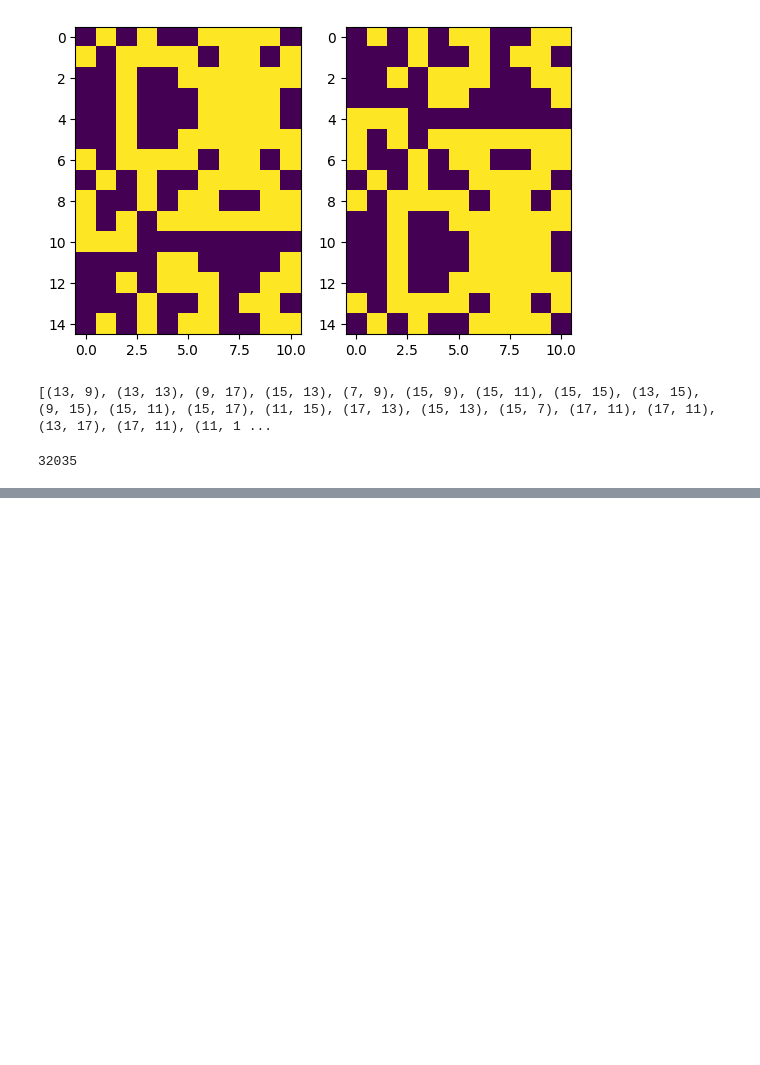
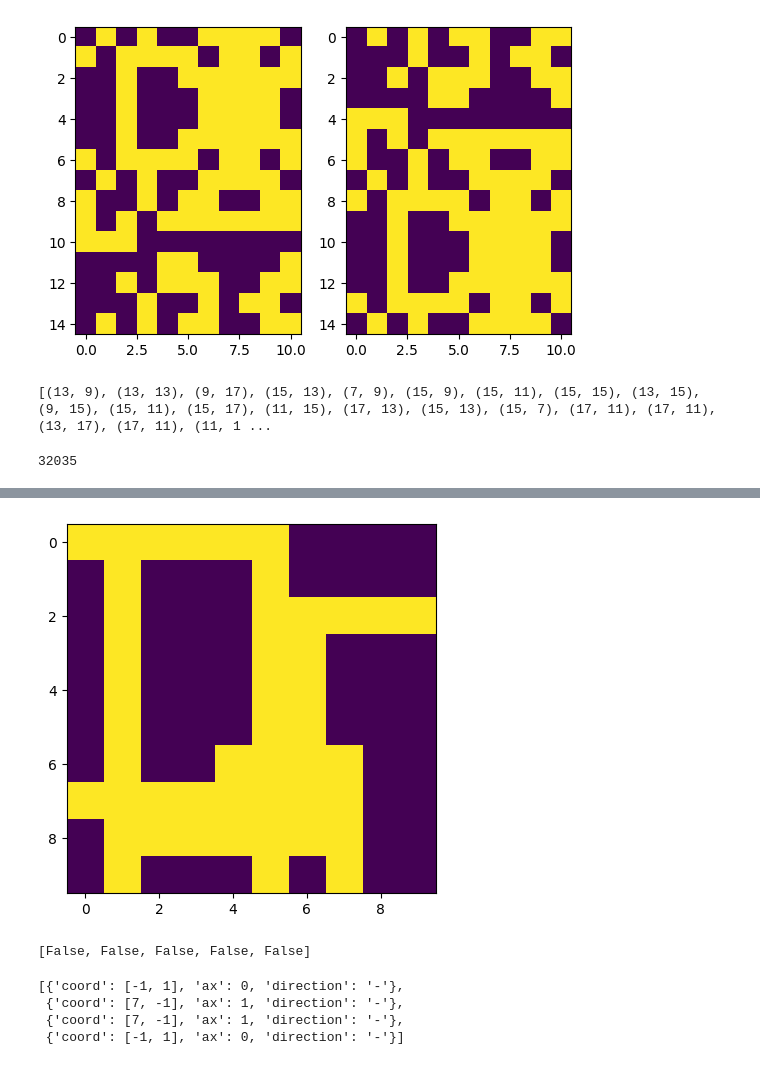
Before and after one commit to slebedeva/advent_of_code, a Jupyter notebook: aoc.ipynb, the cells around one changed output, grey strips where cells are left out. Drawn from its saved outputs; the diff is of its cells as text; code cells hidden in the pictures; blank space fills up the shorter version.

```diff
--- a/aoc.ipynb
+++ b/aoc.ipynb
@@ -132,0 +169,4 @@ np.sum(game_ids) #answer
+# %%
+#with open ('input_03_example','r') as f:
+with open ('input_03','r') as f:
+    inp = f.read().splitlines()
@@ -690,0 +1539,26 @@ print(answer)
+# %%
+# goal
+with open('input_16_example_mask', 'r') as f:
+    mask = [
+        [int(char) for char in line.translate(str.maketrans('.#','01'))]
+        for line in f.read().splitlines()]
+    plt.imshow(np.array(mask));
+# %% [output]
+[figure, added]
+# %%
+# check which secondary beams have generated tertiary and repeat until convergence
+#existing = [b if b.exists for newbeam.all_instances]
+#[b.secondary for b in existing if len(b.secondary)>0]
+[b.exists for b in mybeam.all_instances] # this is fine they all ran
+# I just need to make sure that I do not reinitiate dead beams
+# maybe self delete the first guy from the list somehow
+# or check at initiation that coords are valid
+# %% [output]
+[False, False, False, False, False]
+# %%
+mybeam.secondary
+# %% [output]
+[{'coord': [-1, 1], 'ax': 0, 'direction': '-'},
+ {'coord': [7, -1], 'ax': 1, 'direction': '-'},
+ {'coord': [7, -1], 'ax': 1, 'direction': '-'},
+ {'coord': [-1, 1], 'ax': 0, 'direction': '-'}]
```
Also changed, not shown: parts of 59 cells of this notebook.
